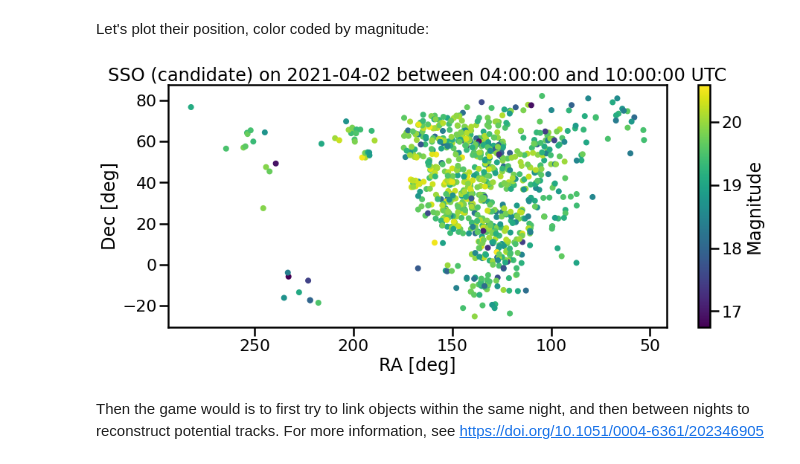
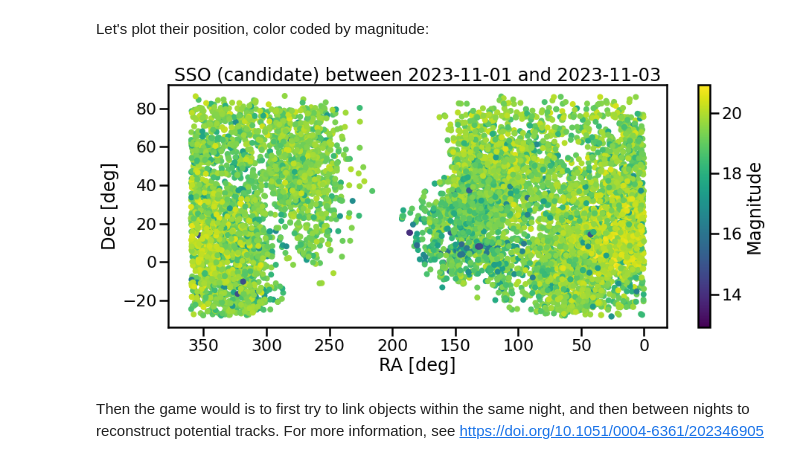
Before and after one commit to astrolabsoftware/fink-tutorials, a Jupyter notebook: sso/sso.ipynb, the cells around one changed output. Saved outputs shown, nothing was run; the diff lists cells and outputs as text; code cells hidden in the pictures.

```diff
--- a/sso/sso.ipynb
+++ b/sso/sso.ipynb
@@ -189,9 +189,9 @@ r = requests.post(
   'https://fink-portal.org/api/v1/latests',
   json={
     'class': 'Solar System candidate',
-    'n': '1000', # limit to 1000 alerts (max is 1000)
-    'startdate': '2021-04-02 04:00:00', # UTC, can be JD or MJD as well
-    'stopdate': '2021-04-02 10:00:00' # UTC, can be JD or MJD as well
+    'n': '10000', # limit to 1000 alerts (max is 1000)
+    'startdate': '2023-11-01', # UTC, can be JD or MJD as well
+    'stopdate': '2021-04-03' # UTC, can be JD or MJD as well
   }
 )
 
@@ -202,18 +202,18 @@ Let's plot their position, color coded by magnitude:
 # %%
 fig = plt.figure(figsize=(15, 6))
 
 plt.scatter(
     pdfSSOcandidate['i:ra'], pdfSSOcandidate['i:dec'],
     c=pdfSSOcandidate['i:magpsf'], marker='.', cmap = 'viridis'
 )
 
 cb = plt.colorbar(label='Magnitude')
 plt.gca().invert_xaxis()
-plt.title('SSO (candidate) on 2021-04-02 between 04:00:00 and 10:00:00 UTC')
+plt.title('SSO (candidate) between 2023-11-01 and 2023-11-03')
 plt.xlabel('RA [deg]')
 plt.ylabel('Dec [deg]');
 # %% [output]
-[figure, old version]
+[figure, new version]
 # %% [markdown]
 Then the game would is to first try to link objects within the same night, and then between nights to reconstruct potential tracks. For more information, see https://doi.org/10.1051/0004-6361/202346905
 # %% [markdown]
```
Also changed, not shown: parts of 2 cells of this notebook, 49 other files.
